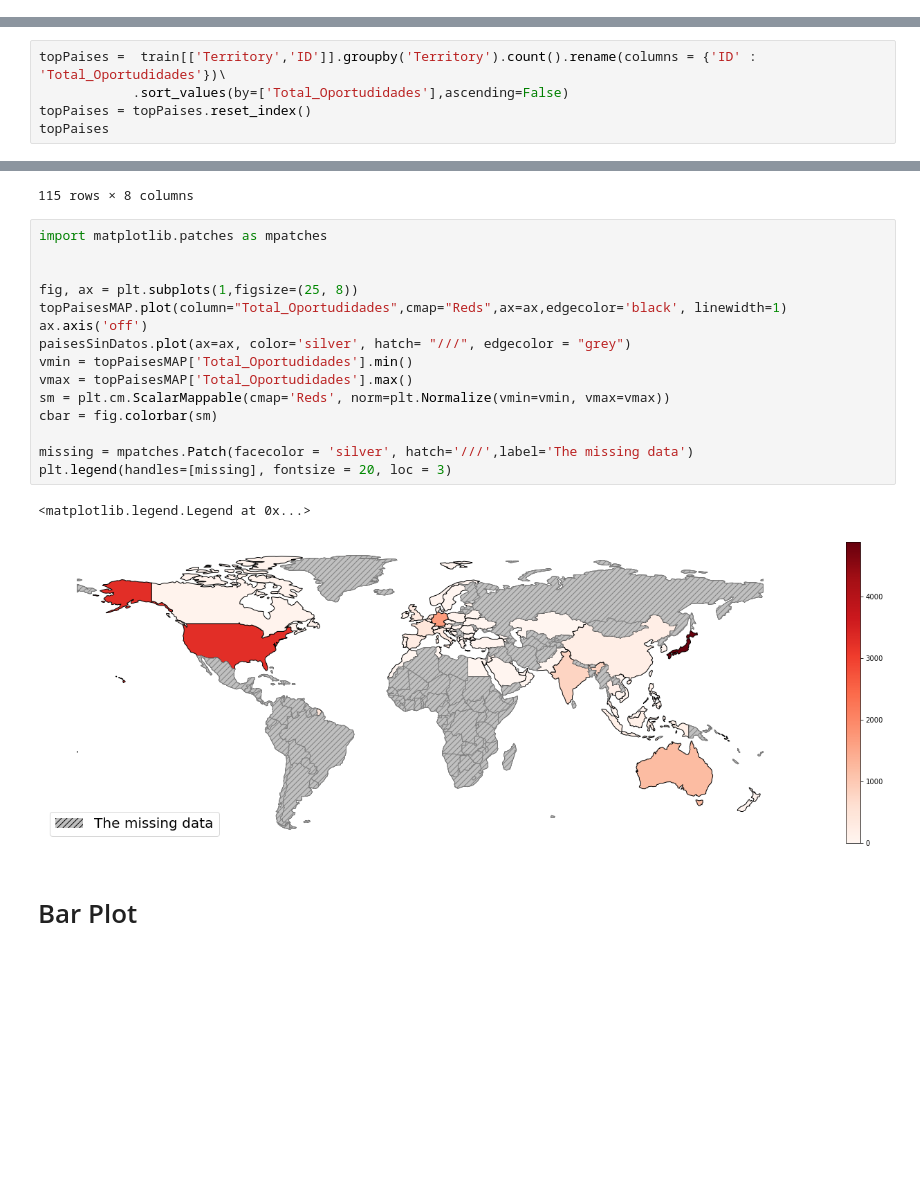
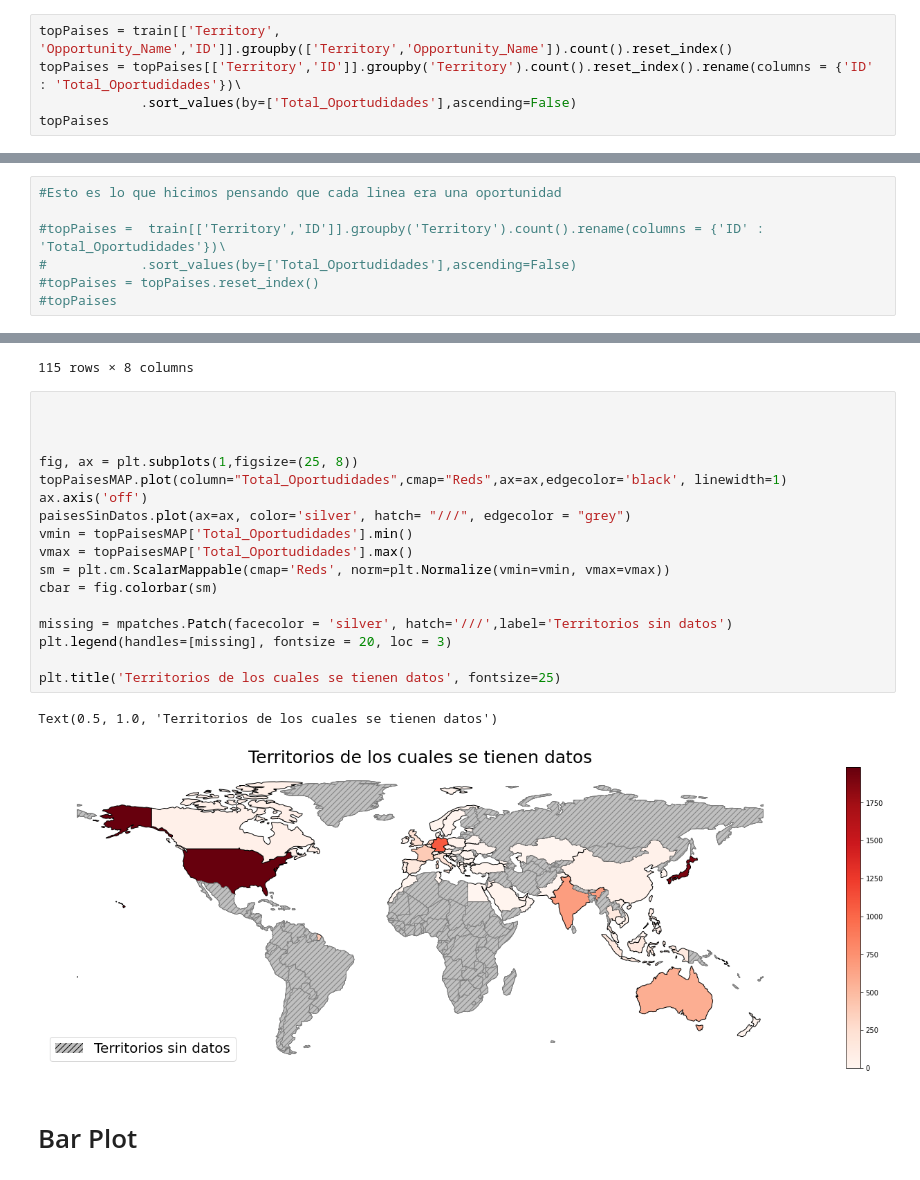
Before and after one commit to Fiuba-Big-Data-Analytics/Fiuba-Big-Data-Analytics-TPs, a Jupyter notebook: Tp1/ByLean/Algunos graficos.ipynb, the cells around one changed output, grey strips where cells are left out. Cells and saved outputs as stored; diff of their text form; blank space fills up the shorter version.

Commit message:
corrijo el grafico y las oportunidades

```diff
--- a/Tp1/ByLean/Algunos graficos.ipynb
+++ b/Tp1/ByLean/Algunos graficos.ipynb
@@ -122,3 +123,8 @@ Territorios[Territorios.esta == False]
 | 52 | Singapore | False |
 | 55 | South America | False |
 | 56 | South East Asia | False |
+# %%
+topPaises = train[['Territory', 'Opportunity_Name','ID']].groupby(['Territory','Opportunity_Name']).count().reset_index()
+topPaises = topPaises[['Territory','ID']].groupby('Territory').count().reset_index().rename(columns = {'ID' : 'Total_Oportudidades'})\
+             .sort_values(by=['Total_Oportudidades'],ascending=False)
+topPaises
@@ -125,5 +145,7 @@ Territorios[Territorios.esta == False]
 # %%
-topPaises =  train[['Territory','ID']].groupby('Territory').count().rename(columns = {'ID' : 'Total_Oportudidades'})\
-            .sort_values(by=['Total_Oportudidades'],ascending=False)
-topPaises = topPaises.reset_index()
-topPaises
+#Esto es lo que hicimos pensando que cada linea era una oportunidad
+
+#topPaises =  train[['Territory','ID']].groupby('Territory').count().rename(columns = {'ID' : 'Total_Oportudidades'})\
+#            .sort_values(by=['Total_Oportudidades'],ascending=False)
+#topPaises = topPaises.reset_index()
+#topPaises
@@ -167,23 +175,25 @@ paisesSinDatos
 | 175 | NaN | 0.0 | 1467152 | Africa | eSwatini | SWZ | 11060.0 | POLYGON ((32.07167 -26.73382, 31.... |
 115 rows × 8 columns
 # %%
-import matplotlib.patches as mpatches
+
 
 
 fig, ax = plt.subplots(1,figsize=(25, 8))
 topPaisesMAP.plot(column="Total_Oportudidades",cmap="Reds",ax=ax,edgecolor='black', linewidth=1)
 ax.axis('off')
 paisesSinDatos.plot(ax=ax, color='silver', hatch= "///", edgecolor = "grey")
 vmin = topPaisesMAP['Total_Oportudidades'].min()
 vmax = topPaisesMAP['Total_Oportudidades'].max()
 sm = plt.cm.ScalarMappable(cmap='Reds', norm=plt.Normalize(vmin=vmin, vmax=vmax))
 cbar = fig.colorbar(sm)
 
-missing = mpatches.Patch(facecolor = 'silver', hatch='///',label='The missing data')
+missing = mpatches.Patch(facecolor = 'silver', hatch='///',label='Territorios sin datos')
 plt.legend(handles=[missing], fontsize = 20, loc = 3)
+
+plt.title('Territorios de los cuales se tienen datos', fontsize=25)
 # %% [output]
-<matplotlib.legend.Legend at 0x...>
+Text(0.5, 1.0, 'Territorios de los cuales se tienen datos')
-[figure, old version]
+[figure, new version]
 # %% [markdown]
 # Bar Plot
 # %%
```
Also changed, not shown: parts of 6 cells of this notebook.
